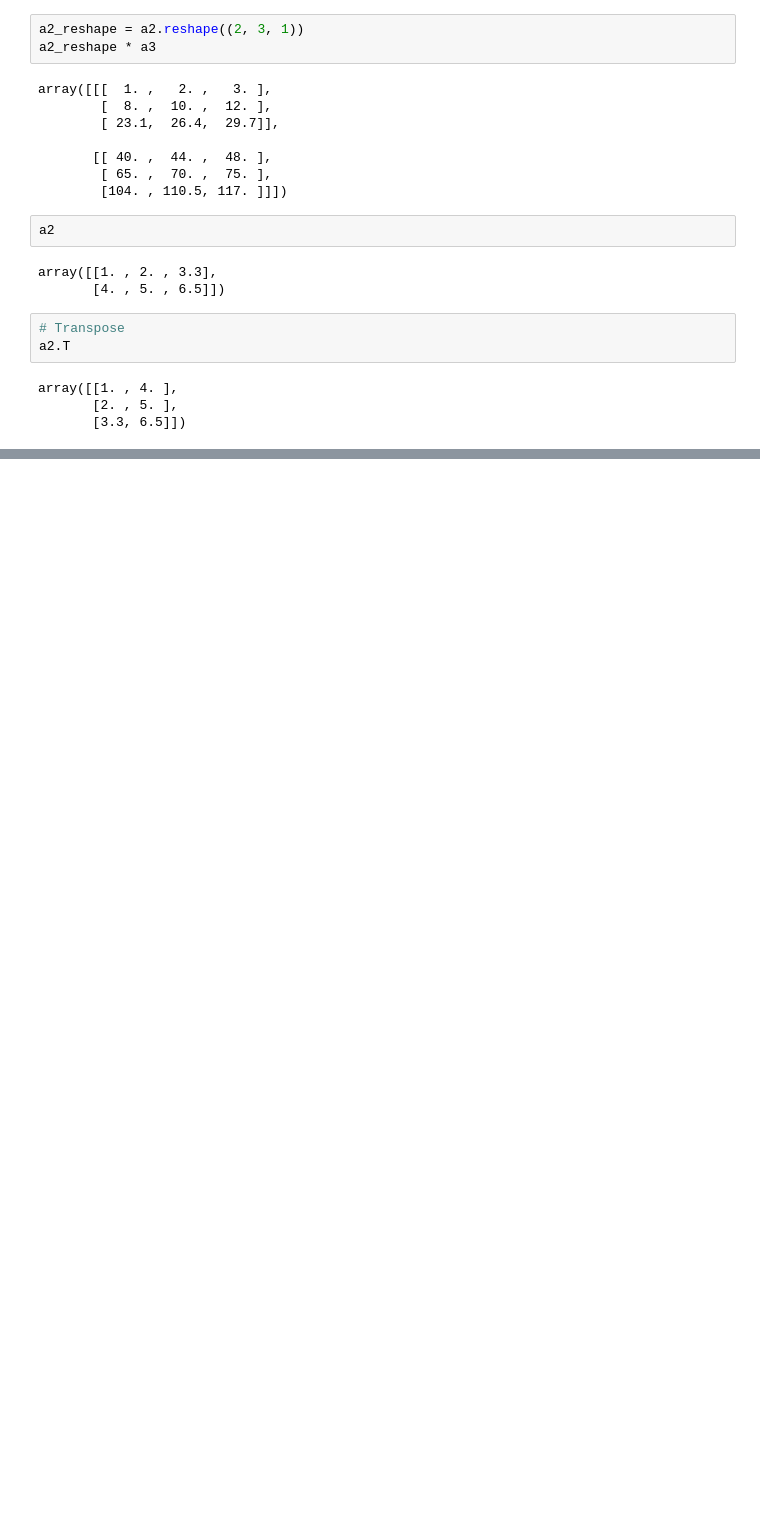
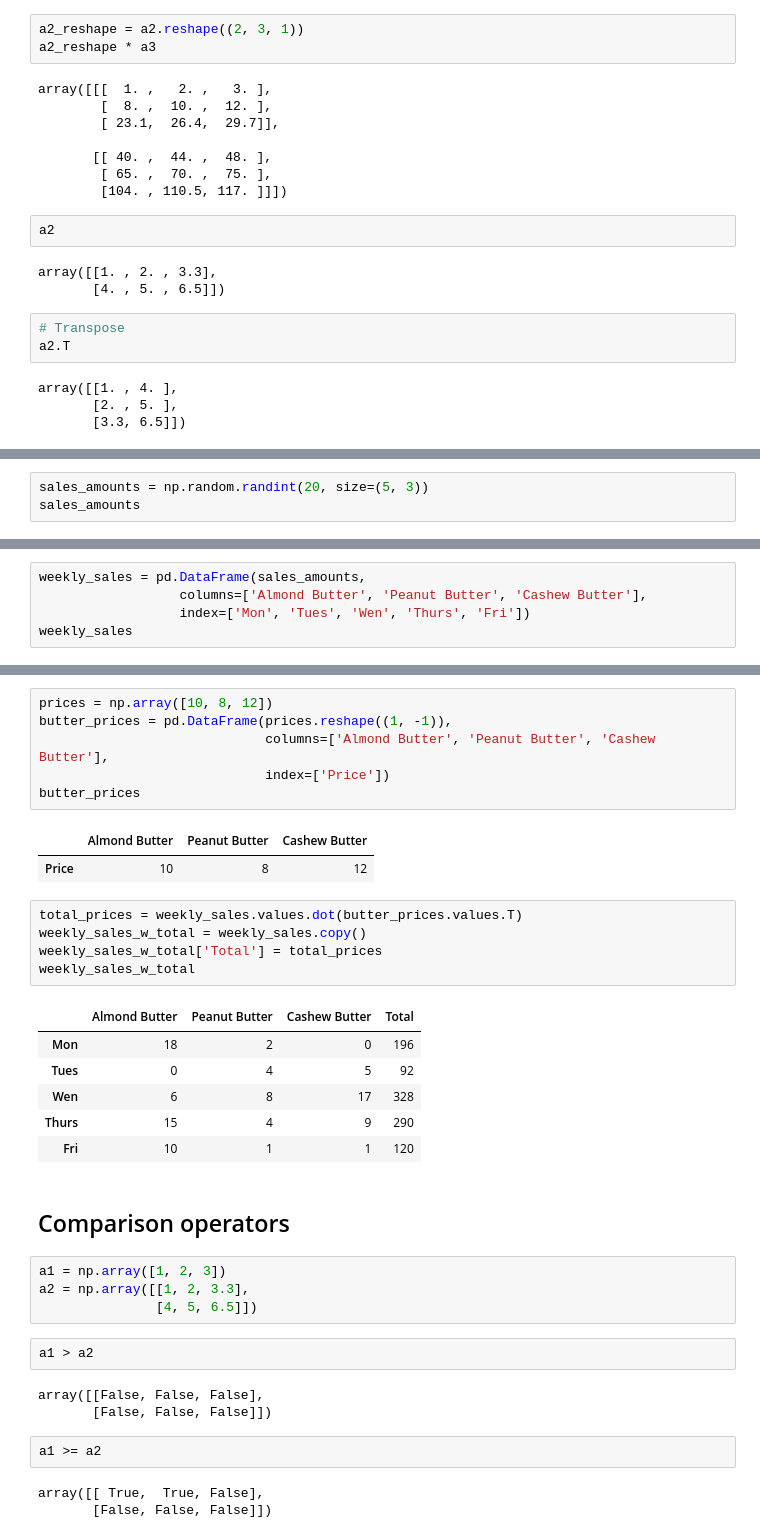
Before and after one commit to Matus-Dubrava/ml, a Jupyter notebook: numpy/basic_operations.ipynb, the cells around one changed output, grey strips where cells are left out. Cells and saved outputs as stored; diff of their text form; blank space fills up the shorter version.

```diff
--- a/numpy/basic_operations.ipynb
+++ b/numpy/basic_operations.ipynb
@@ -455,0 +502,3 @@ array([[1. , 4. ],
+# %%
+sales_amounts = np.random.randint(20, size=(5, 3))
+sales_amounts
@@ -455,0 +511,5 @@ array([[1. , 4. ],
+# %%
+weekly_sales = pd.DataFrame(sales_amounts,
+                  columns=['Almond Butter', 'Peanut Butter', 'Cashew Butter'],
+                  index=['Mon', 'Tues', 'Wen', 'Thurs', 'Fri'])
+weekly_sales
@@ -455,0 +523,37 @@ array([[1. , 4. ],
+# %%
+prices = np.array([10, 8, 12])
+butter_prices = pd.DataFrame(prices.reshape((1, -1)),
+                             columns=['Almond Butter', 'Peanut Butter', 'Cashew Butter'],
+                             index=['Price'])
+butter_prices
+# %% [output]
+|  | Almond Butter | Peanut Butter | Cashew Butter |
+| Price | 10 | 8 | 12 |
+# %%
+total_prices = weekly_sales.values.dot(butter_prices.values.T)
+weekly_sales_w_total = weekly_sales.copy()
+weekly_sales_w_total['Total'] = total_prices
+weekly_sales_w_total
+# %% [output]
+|  | Almond Butter | Peanut Butter | Cashew Butter | Total |
+| Mon | 18 | 2 | 0 | 196 |
+| Tues | 0 | 4 | 5 | 92 |
+| Wen | 6 | 8 | 17 | 328 |
+| Thurs | 15 | 4 | 9 | 290 |
+| Fri | 10 | 1 | 1 | 120 |
+# %% [markdown]
+## Comparison operators
+# %%
+a1 = np.array([1, 2, 3])
+a2 = np.array([[1, 2, 3.3],
+               [4, 5, 6.5]])
+# %%
+a1 > a2
+# %% [output]
+array([[False, False, False],
+       [False, False, False]])
+# %%
+a1 >= a2
+# %% [output]
+array([[ True,  True, False],
+       [False, False, False]])
```
Also changed, not shown: parts of 26 cells of this notebook.
